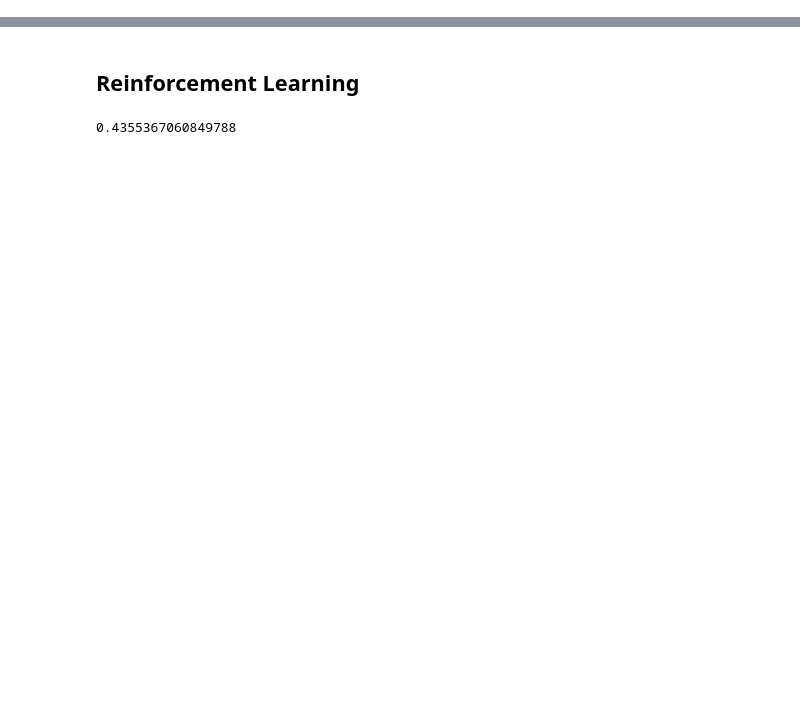
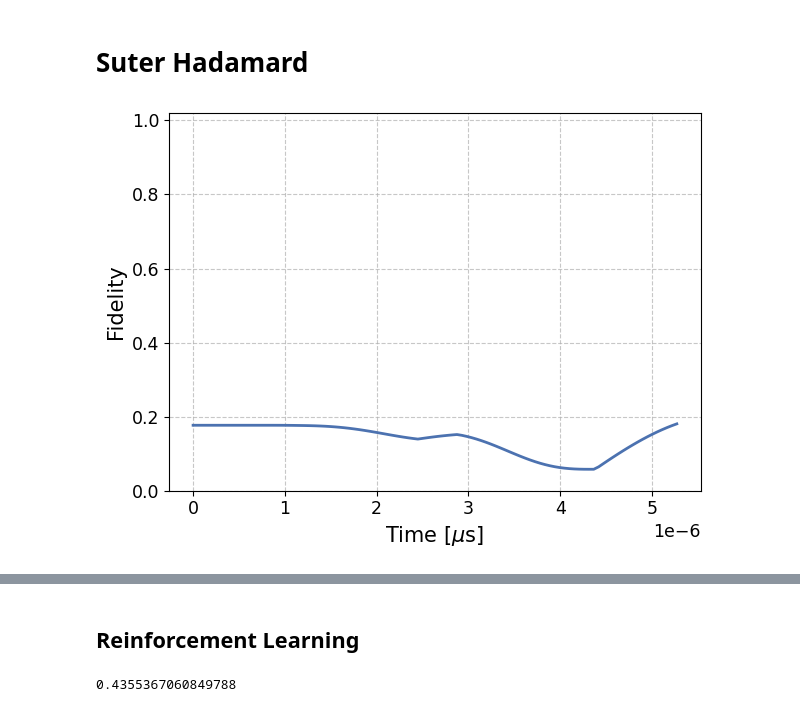
Before and after one commit to dehe1011/NVcenter, a Jupyter notebook: development/development.ipynb, the cells around one changed output, grey strips where cells are left out. Cells and saved outputs as stored; diff of their text form; code cells hidden in the pictures; blank space fills up the shorter version.

```diff
--- a/development/development.ipynb
+++ b/development/development.ipynb
@@ -47,0 +92,28 @@ IndexError: list index out of range
+# %% [markdown]
+# Suter Hadamard
+# %%
+Suter_C13_1 = (4.722331100730915e-10, 0.0, 1.030637866442101e-10)
+register_config = [('NV', (0, 0, 0), 0, {}), ('C13', Suter_C13_1, 0, {})]
+bath_config = SpinBath('C13', 1.1e-2, 0.5e-9, 0.9e-9).config
+approx_level = 'no_bath'
+old_state = q.tensor(q.fock_dm(2,0), q.fock_dm(2,0))
+pulse_seq = [0.74e-6, 0.22e-6, 0.43e-6, 0.89e-6, 0.23e-6, 1.26e-6, 1.50e-6, 3*np.pi/2, 3*np.pi/2, np.pi/2] # Suter Hadamard
+#pulse_seq = [0.74e-6, 0.22e-6, 0.43e-6, 0.89e-6, 0.23e-6, 1.26e-6, 1.50e-6, 3*np.sqrt(2)*np.pi/2, np.sqrt(2)*3*np.pi/2, np.sqrt(2)*np.pi/2] # Suter Hadamard
+target = q.tensor( q.qeye(2), 1/np.sqrt(2) * (q.sigmax() + q.sigmaz()) )
+
+evaluation = Evaluation(old_state, pulse_seq, register_config, [bath_config], approx_level=approx_level, target=target)
+
+t_list = np.linspace(0, evaluation.total_time, 100)
+new_states = evaluation.get_new_states(t_list)
+new_fidelities = evaluation.get_new_fidelities(new_states)
+
+fig, ax = plt.subplots()
+ax.plot(t_list, new_fidelities)
+
+# plot settings
+ax.set_ylabel('Fidelity')
+ax.set_xlabel(r'Time [$\mu$s]')
+ax.set_ylim(0,1.02)
+plt.show()
+# %% [output]
+[figure, added]
```
Also changed, not shown: parts of 12 cells of this notebook, 21 other files.
